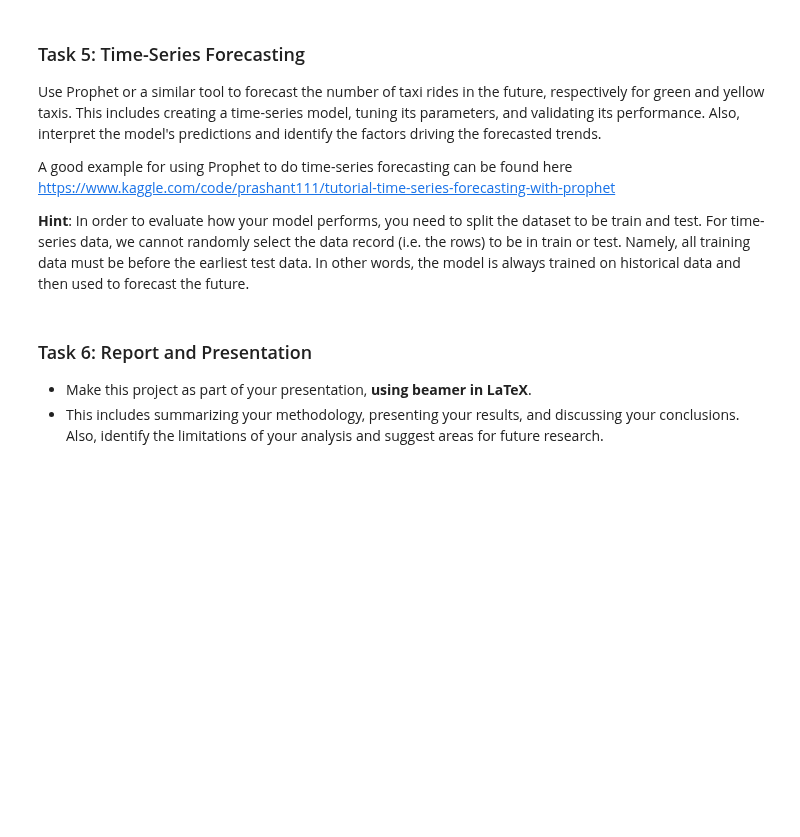
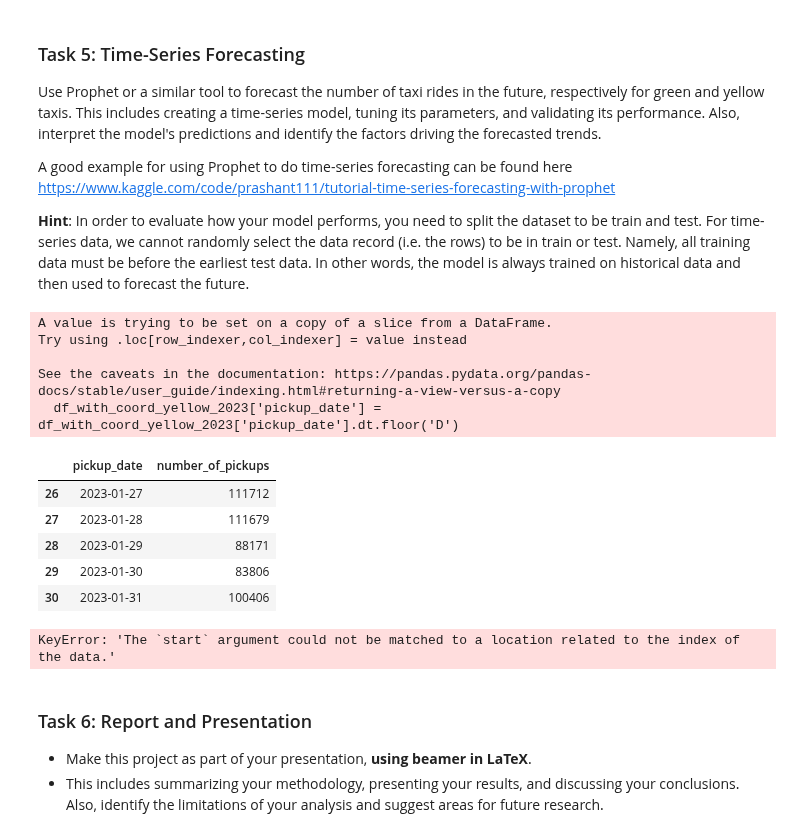
Before and after one commit to ngiorda4/NYC-Taxi-Analysis-and-Forecasting, a Jupyter notebook: 4_NGtemporal_spatial_data_analysis.ipynb, the cells around one changed output. Saved outputs shown, nothing was run; the diff lists cells and outputs as text; code cells hidden in the pictures; blank space fills up the shorter version.

```diff
--- a/4_NGtemporal_spatial_data_analysis.ipynb
+++ b/4_NGtemporal_spatial_data_analysis.ipynb
@@ -31,7 +31,7 @@ base_url_green = "https://d37ci6vzurychx.cloudfront.net/trip-data/green_tripdata
 zones_url = 'https://drive.google.com/file/d/12VgjWXkyEBsxzuKFxIkAevEbao85ei0T/view?usp=sharing'
 
 # Define the months and year you're interested in
-months = ['01']
+months = ['01', '02', '03']
 year = '2023'
 
 # Create empty lists to store the dataframes
@@ -510,3 +372,68 @@ A good example for using Prophet to do time-series forecasting can be found here
+# %%
+# FOR YELLOW DF
+import pandas as pd
+
+# Merged based on 'PULocationID'
+merged_yellow_pu = pd.merge(df_yellow, df_zones, left_on='PULocationID', right_on='LocationID', how='left')
+
+# Merged based on 'DOLocationID'
+df_with_coord_yellow = pd.merge(merged_yellow_pu, df_zones, left_on='DOLocationID', right_on='LocationID', how='left')
+
+# Removed unwanted columns
+df_with_coord_yellow.drop(['LocationID_x', 'LocationID_y', 'borough_x', 'Shape_Leng_y', 'Shape_Area_y', 'borough_y', 'Shape_Leng_x', 'Shape_Area_x'], axis=1, inplace=True)
+
+# Renamed columns
+df_with_coord_yellow.rename(columns={'lat_x': 'PU_lat', 'lng_x': 'PU_lng', 'lat_y': 'DO_lat', 'lng_y': 'DO_lng', 'zone_x': 'PU_zone', 'zone_y': 'DO_zone'}, inplace=True)
+# %%
+df_with_coord_yellow['pickup_date'] = pd.to_datetime(df_with_coord_yellow['pickup_date'])
+df_with_coord_yellow_2023 = df_with_coord_yellow[df_with_coord_yellow['pickup_date'].dt.year == 2023]
+df_with_coord_yellow_2023['pickup_date'] = df_with_coord_yellow_2023['pickup_date'].dt.floor('D')
+df_pickups = df_with_coord_yellow_2023['pickup_date'].value_counts().reset_index()
+df_pickups.columns = ['pickup_date', 'number_of_pickups']
+df_pickups = df_pickups.sort_values('pickup_date').reset_index(drop=True)
+df_pickups = df_pickups.drop(df_pickups.index[31])
+
+
+df_pickups.tail()
+# %% [output]
+A value is trying to be set on a copy of a slice from a DataFrame.
+Try using .loc[row_indexer,col_indexer] = value instead
+
+See the caveats in the documentation: https://pandas.pydata.org/pandas-docs/stable/user_guide/indexing.html#returning-a-view-versus-a-copy
+  df_with_coord_yellow_2023['pickup_date'] = df_with_coord_yellow_2023['pickup_date'].dt.floor('D')
+|  | pickup_date | number_of_pickups |
+| 26 | 2023-01-27 | 111712 |
+| 27 | 2023-01-28 | 111679 |
+| 28 | 2023-01-29 | 88171 |
+| 29 | 2023-01-30 | 83806 |
+| 30 | 2023-01-31 | 100406 |
+# %%
+import pandas as pd
+import numpy as np
+import matplotlib.pyplot as plt
+from statsmodels.tsa.statespace.sarimax import SARIMAX
+
+# Convert series to numpy array
+train = df_pickups['number_of_pickups'].loc[:'2023-01-31'].values
+test = df_pickups['number_of_pickups'].loc['2023-02-01':].values
+
+model = SARIMAX(train, order=(1, 0, 0), seasonal_order=(1, 1, 1, 12))
+model_fit = model.fit()
+
+predictions = model_fit.predict(start='2023-02-01', end='2023-02-28')
+mse = np.mean((predictions - test) ** 2)
+rmse = np.sqrt(mse)
+
+plt.figure(figsize=(10, 6))
+plt.plot(df_pickups.index, df_pickups['number_of_pickups'], label='Actual')
+plt.plot(predictions.index, predictions, label='Predicted')
+plt.xlabel('Date')
+plt.ylabel('Number of Pickups')
+plt.title('Actual vs Predicted Number of Pickups')
+plt.legend()
+plt.show()
+# %% [output]
+KeyError: 'The `start` argument could not be matched to a location related to the index of the data.'
 # %% [markdown]
 ### Task 6: Report and Presentation
 - Make this project as part of your presentation, **using beamer in LaTeX**.
```
Also changed, not shown: parts of 9 cells of this notebook.
